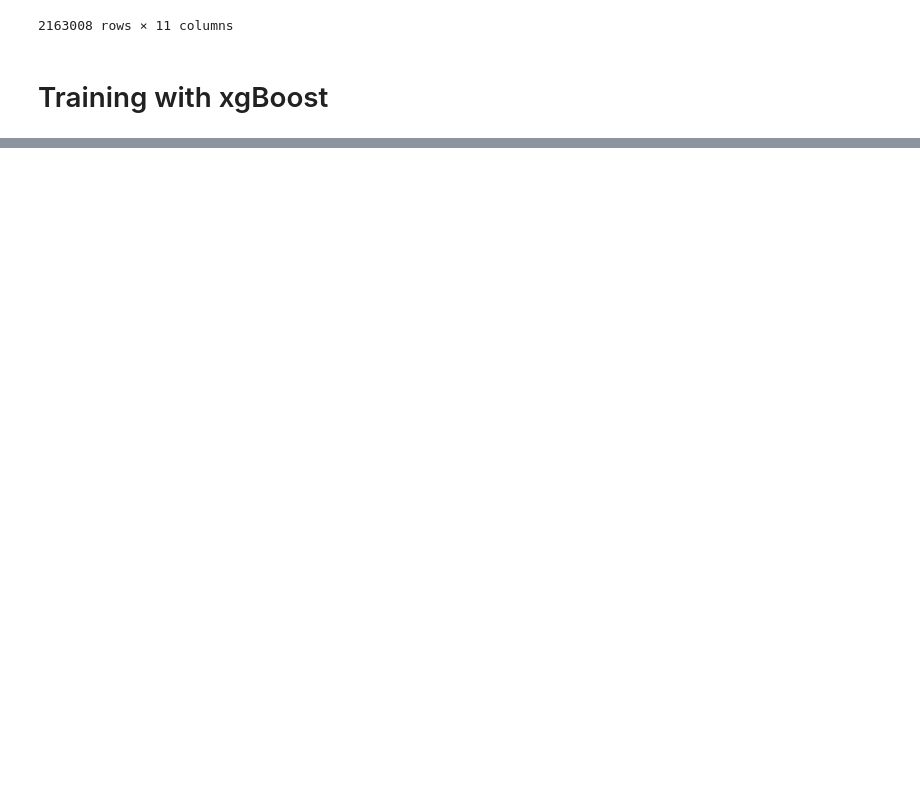
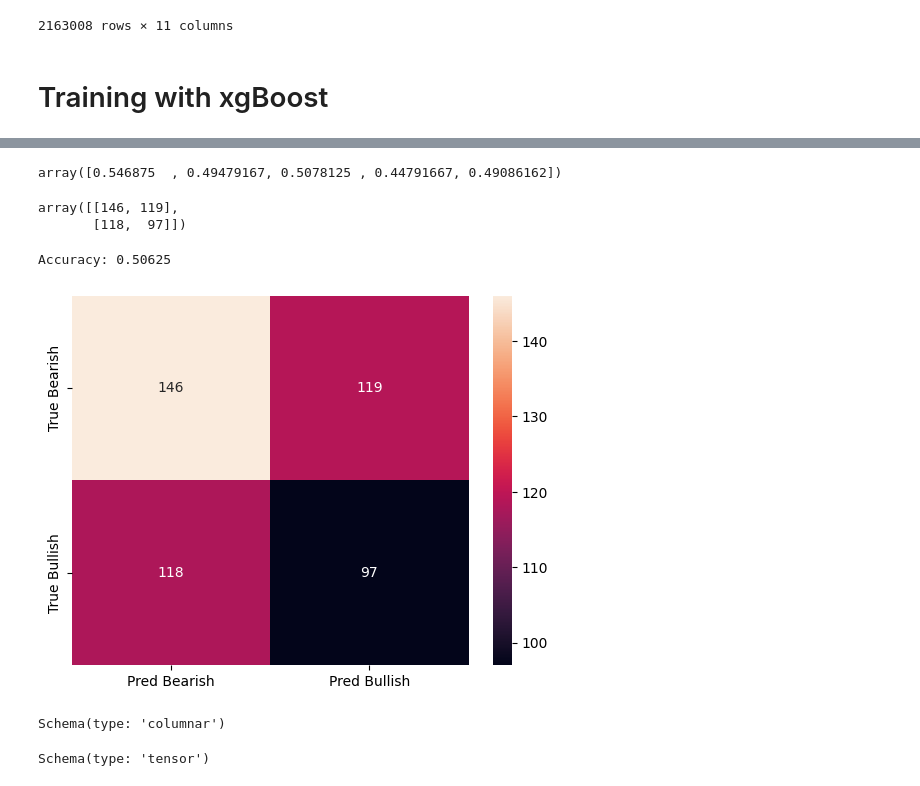
Before and after one commit to daniel-rdt/twitter_bitcoin_sentiment_ml, a Jupyter notebook: testing/tweets_preprocess.ipynb, the cells around one changed output, grey strips where cells are left out. Cells and saved outputs as stored; diff of their text form; code cells hidden in the pictures; blank space fills up the shorter version.

Commit message:
testing for training

```diff
--- a/testing/tweets_preprocess.ipynb
+++ b/testing/tweets_preprocess.ipynb
@@ -787,0 +835,5 @@ dtest =
+# %%
+# check performance on cross validation score
+cross_val_score(clf, X_train, y_train_le)
+# %% [output]
+array([0.546875  , 0.49479167, 0.5078125 , 0.44791667, 0.49086162])
@@ -787,0 +852,15 @@ dtest =
+# %%
+results
+# %% [output]
+array([[146, 119],
+       [118,  97]])
+# %%
+# Create the confusion matrix as a figure
+df_cm = pd.DataFrame(results, ['True Bearish', 'True Bullish'],
+                        ['Pred Bearish', 'Pred Bullish'])
+cm = sns.heatmap(df_cm, annot=True,fmt='g')
+fig = cm.get_figure()
+print(f"Accuracy: {metrics['accuracy']}")
+# %% [output]
+Accuracy: 0.50625
+[figure, added]
@@ -787,0 +873,8 @@ dtest =
+# %%
+input_schema
+# %% [output]
+Schema(type: 'columnar')
+# %%
+output_schema
+# %% [output]
+Schema(type: 'tensor')
```
Also changed, not shown: parts of 17 cells of this notebook.
